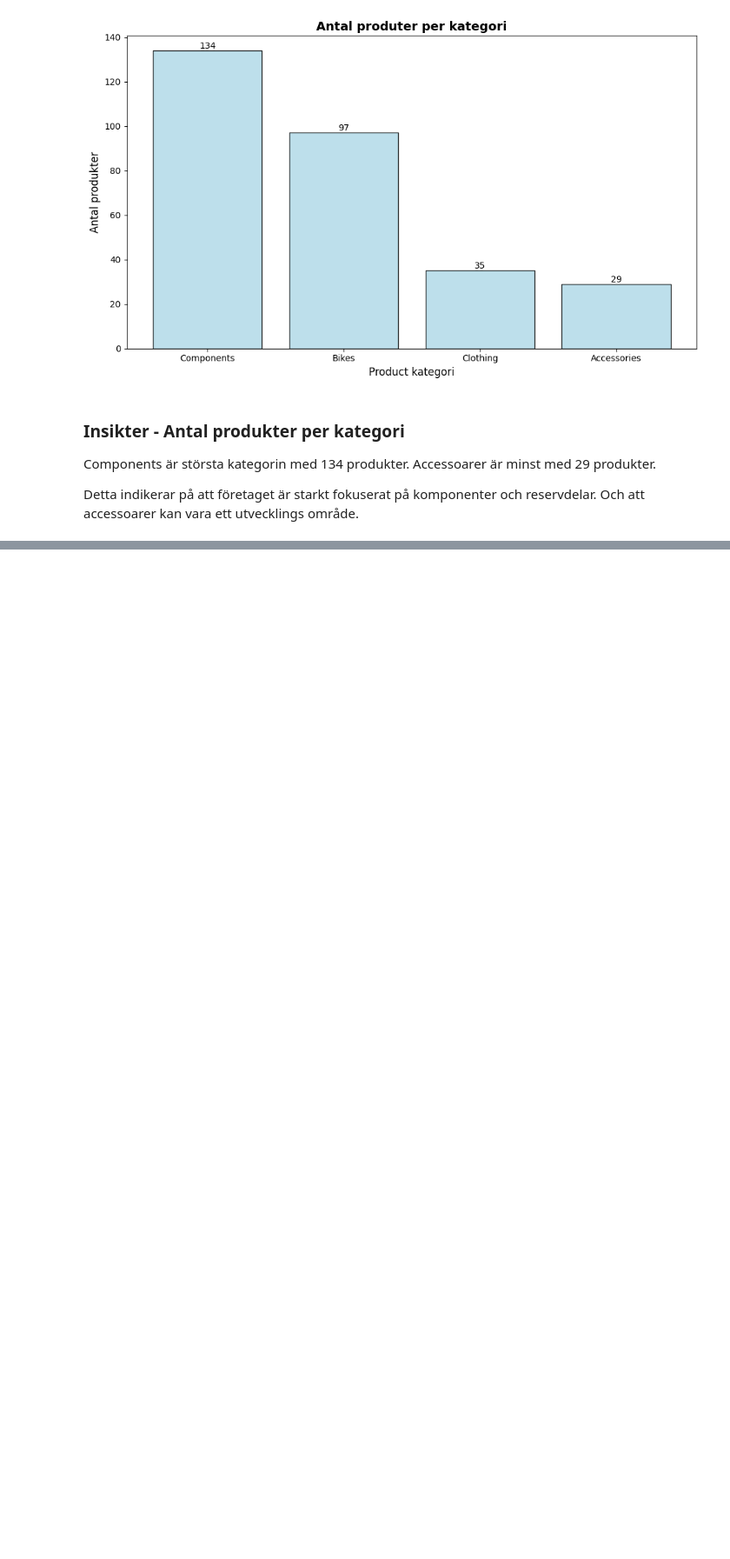
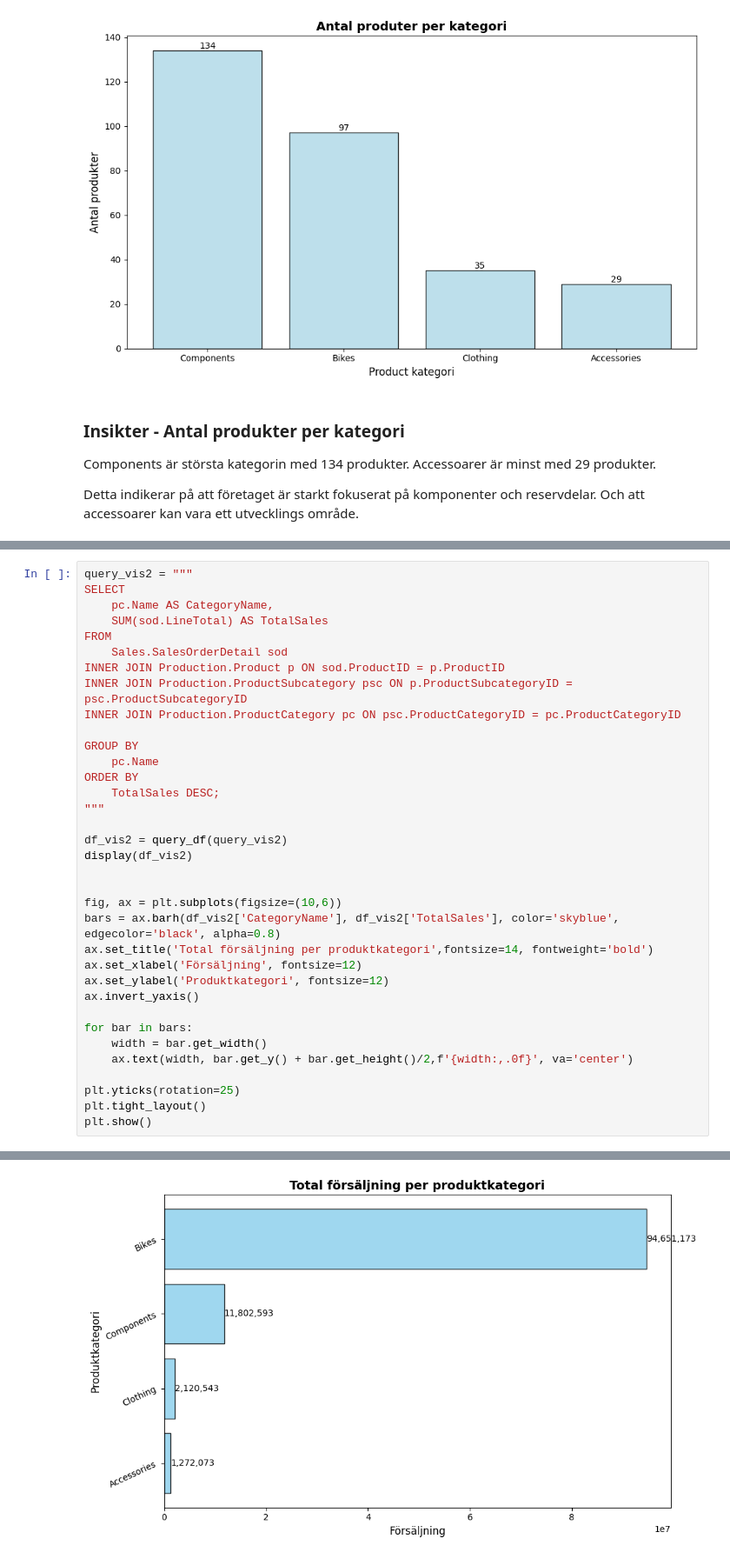
Before and after one commit to Linda6444/AdventureWorks_analysis, a Jupyter notebook: notebooks/AdventureWorks_analysis.ipynb, the cells around one changed output, grey strips where cells are left out. Shown: that part at 87% size. Drawn from its saved outputs; the diff is of its cells as text; blank space fills up the shorter version.

```diff
--- a/notebooks/AdventureWorks_analysis.ipynb
+++ b/notebooks/AdventureWorks_analysis.ipynb
@@ -106,0 +113,36 @@ Och att accessoarer kan vara ett utvecklings område.
+# %%
+query_vis2 = """
+SELECT
+    pc.Name AS CategoryName,
+    SUM(sod.LineTotal) AS TotalSales
+FROM
+    Sales.SalesOrderDetail sod
+INNER JOIN Production.Product p ON sod.ProductID = p.ProductID
+INNER JOIN Production.ProductSubcategory psc ON p.ProductSubcategoryID = psc.ProductSubcategoryID
+INNER JOIN Production.ProductCategory pc ON psc.ProductCategoryID = pc.ProductCategoryID
+
+GROUP BY
+    pc.Name
+ORDER BY
+    TotalSales DESC;
+"""
+
+df_vis2 = query_df(query_vis2)
+display(df_vis2)
+
+
+fig, ax = plt.subplots(figsize=(10,6))
+bars = ax.barh(df_vis2['CategoryName'], df_vis2['TotalSales'], color='skyblue', edgecolor='black', alpha=0.8)
+ax.set_title('Total försäljning per produktkategori',fontsize=14, fontweight='bold')
+ax.set_xlabel('Försäljning', fontsize=12)
+ax.set_ylabel('Produktkategori', fontsize=12)
+ax.invert_yaxis()
+
+for bar in bars:
+    width = bar.get_width()
+    ax.text(width, bar.get_y() + bar.get_height()/2,f'{width:,.0f}', va='center')
+
+plt.yticks(rotation=25)
+plt.tight_layout()
+plt.show()
+# %% [output]
@@ -106,0 +154 @@ Och att accessoarer kan vara ett utvecklings område.
+[figure, added]
```
Also changed, not shown: parts of 3 cells of this notebook, 2 other files.
